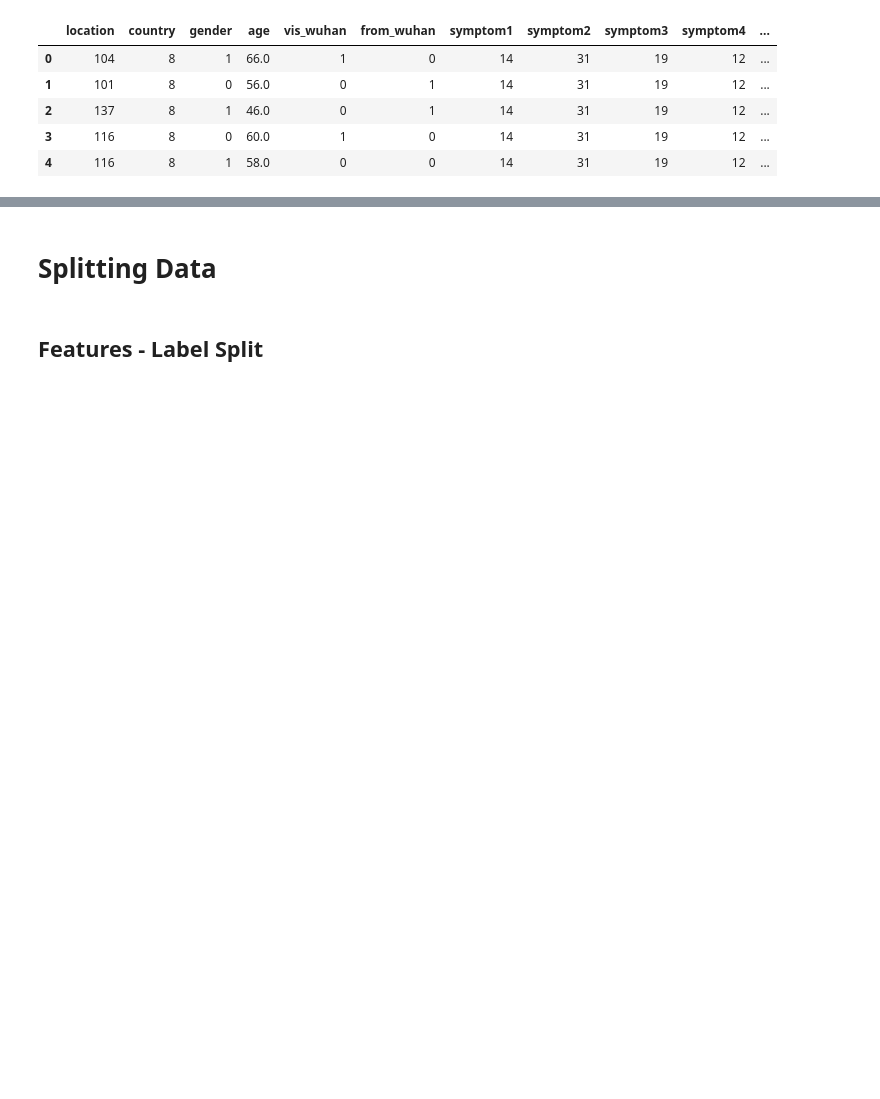
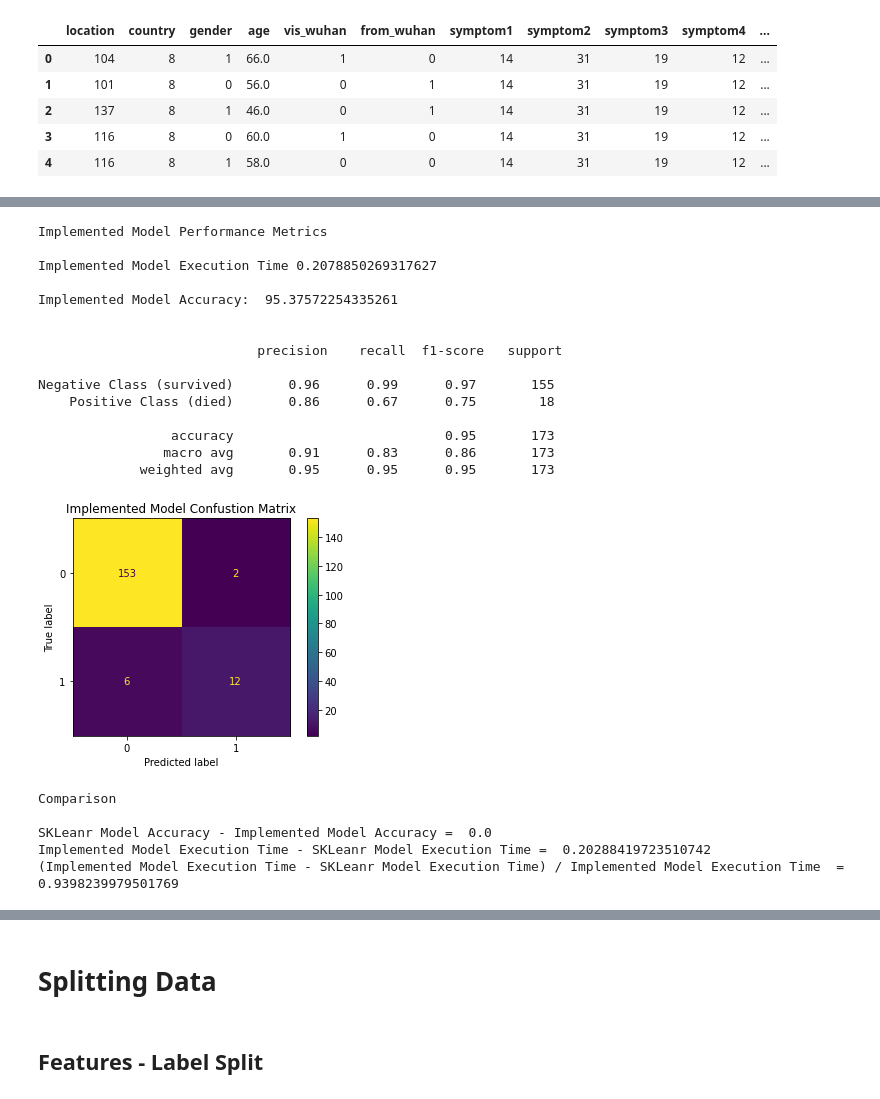
Before and after one commit to KAYounes/AIProject_Covid, a Jupyter notebook: code/KNN Classifier.ipynb, the cells around one changed output, grey strips where cells are left out. Drawn from its saved outputs; the diff is of its cells as text; code cells hidden in the pictures; blank space fills up the shorter version.

```diff
--- a/code/KNN Classifier.ipynb
+++ b/code/KNN Classifier.ipynb
@@ -24,0 +240,14 @@ df.head()
+# %%
+# Implemented Model
+start = time.time()
+
+our_knn = KNN_Classifier(opt_k, 2)
+our_knn.save_data(x_train, y_train)
+our_y_predict = knn.predict(x_test)
+
+our_acc_score = accuracy_score(y_test, our_y_predict) * 100
+our_conf_mat = confusion_matrix(y_test, our_y_predict)
+our_class_report = classification_report(y_test, sk_y_predict, target_names=['Negative Class (survived)', 'Positive Class (died)'])
+
+end = time.time()
+our_execution_time = end - start
@@ -24,0 +279,36 @@ df.head()
+# %%
+print('Implemented Model Performance Metrics', '\n')
+print('Implemented Model Execution Time', our_execution_time, '\n')
+print('Implemented Model Accuracy: ', our_acc_score, '\n')
+# display_conf_mat('Implemented Model', our_tn, our_fp, our_fn, our_tp)
+print('\n', our_class_report)
+ConfusionMatrixDisplay(our_conf_mat).plot();
+plt.title("Implemented Model Confustion Matrix");
+# %% [output]
+Implemented Model Performance Metrics
+
+Implemented Model Execution Time 0.2078850269317627
+
+Implemented Model Accuracy:  95.37572254335261
+
+
+                            precision    recall  f1-score   support
+
+Negative Class (survived)       0.96      0.99      0.97       155
+    Positive Class (died)       0.86      0.67      0.75        18
+
+                 accuracy                           0.95       173
+                macro avg       0.91      0.83      0.86       173
+             weighted avg       0.95      0.95      0.95       173
+[figure, added]
+# %%
+print('Comparison', '\n')
+print('SKLeanr Model Accuracy - Implemented Model Accuracy = ', sk_acc_score - our_acc_score)
+print('Implemented Model Execution Time - SKLeanr Model Execution Time = ', our_execution_time - sk_execution_time)
+print('(Implemented Model Execution Time - SKLeanr Model Execution Time) / Implemented Model Execution Time  = ', (our_execution_time - sk_execution_time) / our_execution_time )
+# %% [output]
+Comparison
+
+SKLeanr Model Accuracy - Implemented Model Accuracy =  0.0
+Implemented Model Execution Time - SKLeanr Model Execution Time =  0.20288419723510742
+(Implemented Model Execution Time - SKLeanr Model Execution Time) / Implemented Model Execution Time  =  0.9398239979501769
```
Also changed, not shown: parts of 48 cells of this notebook.
